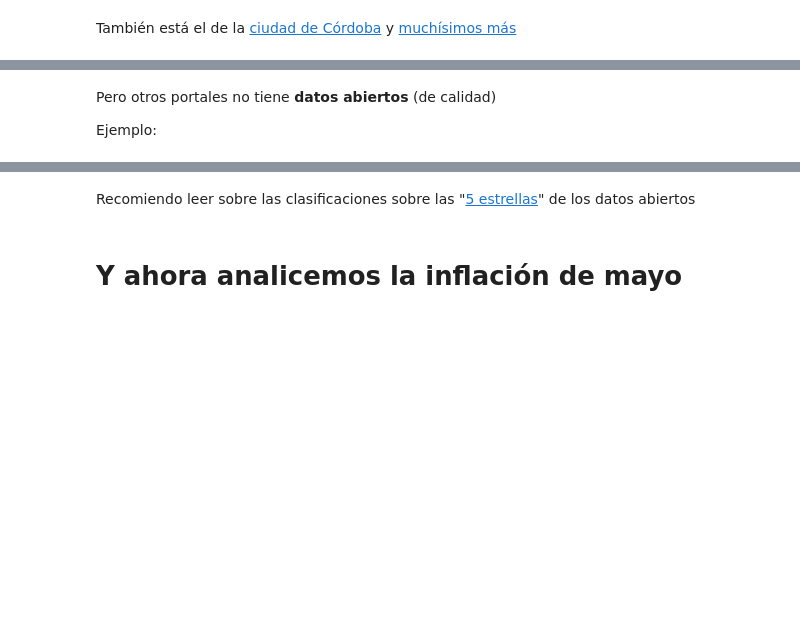
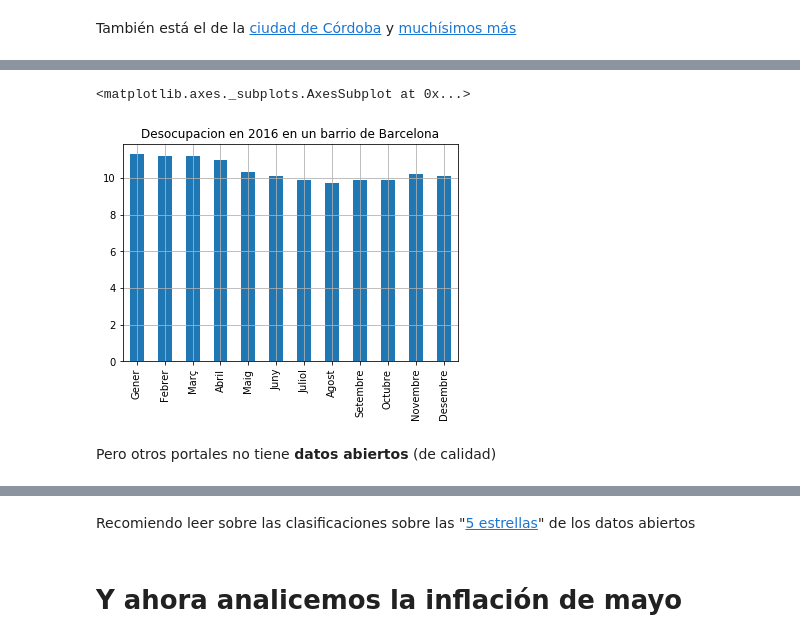
Before and after one commit to mgaitan/analisis_de_datos_isep, a Jupyter notebook: presenciales/clase2.ipynb, the cells around one changed output, grey strips where cells are left out. Saved outputs shown, nothing was run; the diff lists cells and outputs as text; code cells hidden in the pictures; blank space fills up the shorter version.

```diff
--- a/presenciales/clase2.ipynb
+++ b/presenciales/clase2.ipynb
@@ -36,0 +106,18 @@ ax.set_title('Desempleo en Barrio {} de Barcelona durante 2016'.format(desempleo
+# %%
+# En la nomenclatura de matplotlib, todo es una figura `Figure`
+# Una figura puede tener uno o más gráficos cuyo contenedor es `AxesSubplot`
+# Es decir, una figura puede tener muchos graficos, y un grafico siempre
+# pertenece a una figura.
+#
+# cuando hacemos "plot" de cualquier tipo, devuelve uno de estos objetos `AxesSubplot`
+# que tienen muchos metodos para transformar el gráfico. Por ejemplo, ponemos grilla
+# o titulo, o acceder a los elementos que componen el grafico como las lineas
+# o etiquetas, para cambiar sus propiedades.
+
+ax = desempleo_barcelona_2016.iloc[0][3:].plot.bar()
+ax.grid(True)
+ax.set_title('Desocupacion en 2016 en un barrio de Barcelona')
+ax
+# %% [output]
+<matplotlib.axes._subplots.AxesSubplot at 0x...>
+[figure, added]
@@ -37,5 +130,3 @@ ax.set_title('Desempleo en Barrio {} de Barcelona durante 2016'.format(desempleo
 # %% [markdown]
 Pero otros portales no tiene **datos abiertos** (de calidad)
-
-Ejemplo:
 # %%
```
Also changed, not shown: parts of 55 cells of this notebook.
